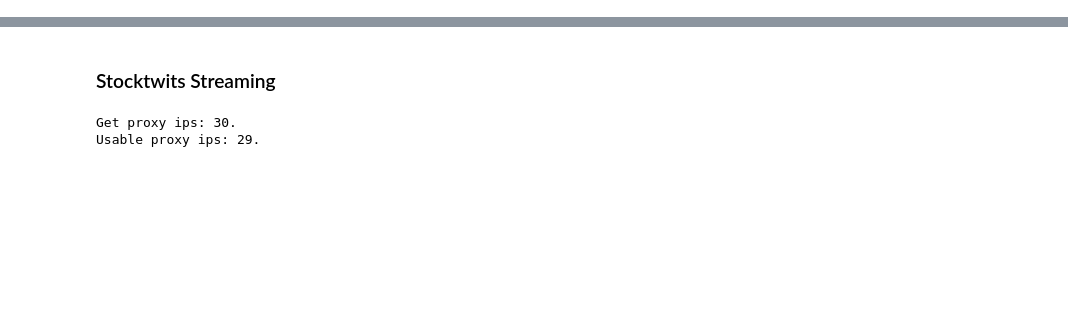
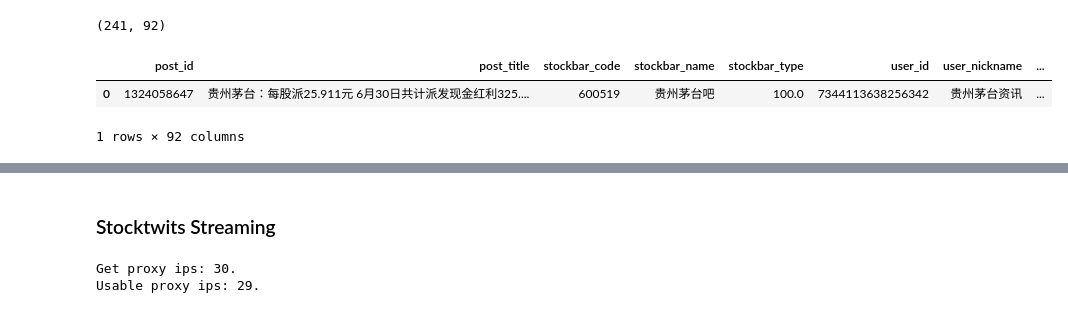
Before and after one commit to AI4Finance-Foundation/FinNLP, a Jupyter notebook: docs/FinNLP/docs/jupyter/Data_Sources_Social_Media.ipynb, the cells around one changed output, grey strips where cells are left out. Drawn from its saved outputs; the diff is of its cells as text; code cells hidden in the pictures; blank space fills up the shorter version.

```diff
--- a/docs/FinNLP/docs/jupyter/Data_Sources_Social_Media.ipynb
+++ b/docs/FinNLP/docs/jupyter/Data_Sources_Social_Media.ipynb
@@ -3,0 +16,10 @@ sys.path.append("../../FinNLP")
+# %%
+downloader.dataframe.shape
+# %% [output]
+(241, 92)
+# %%
+downloader.dataframe.head(1)
+# %% [output]
+|  | post_id | post_title | stockbar_code | stockbar_name | stockbar_type | user_id | user_nickname | ... |
+| 0 | 1324058647 | 贵州茅台：每股派25.911元 6月30日共计派发现金红利325.... | 600519 | 贵州茅台吧 | 100.0 | 7344113638256342 | 贵州茅台资讯 | ... |
+1 rows × 92 columns
```
Also changed, not shown: parts of 22 cells of this notebook, 8 other files.
